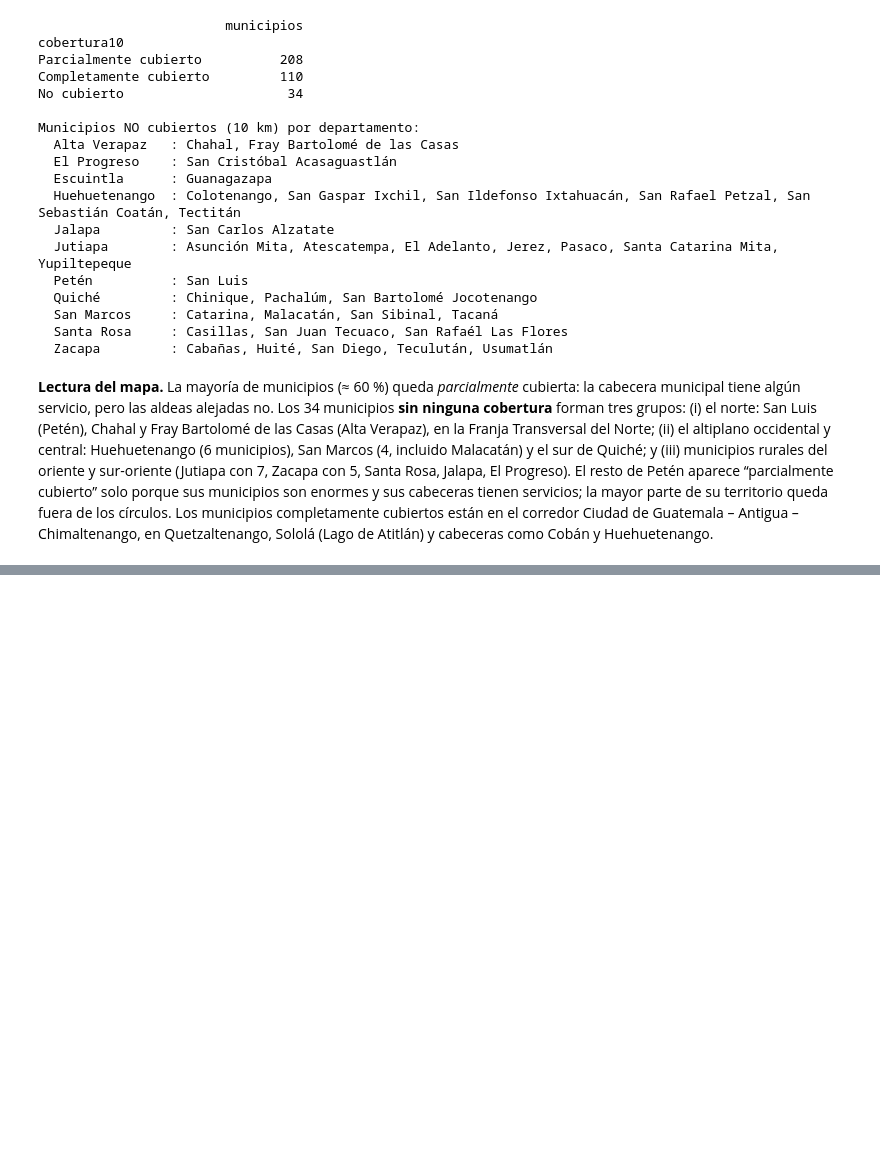
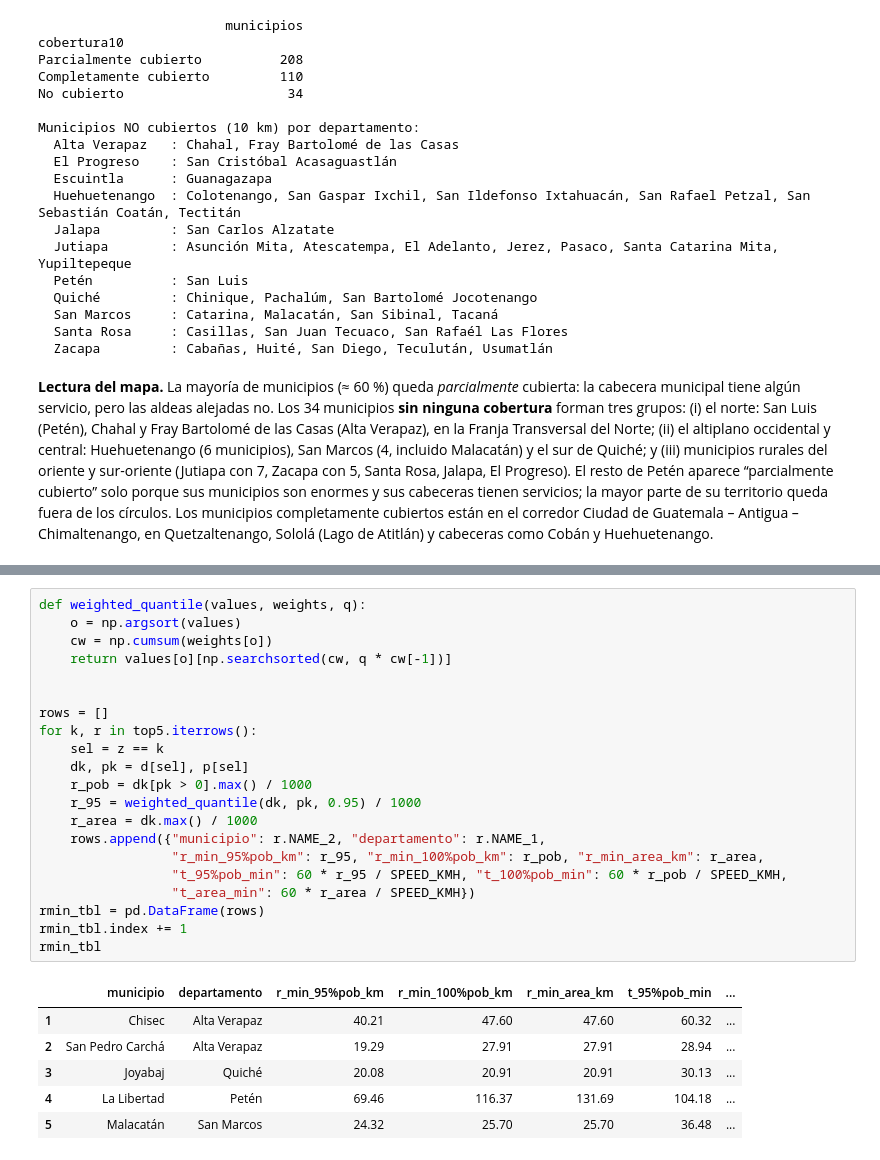
Before and after one commit to Branuvg/lab5_modsim, a Jupyter notebook: lab5.ipynb, the cells around one changed output, grey strips where cells are left out. Cells and saved outputs as stored; diff of their text form; blank space fills up the shorter version.

```diff
--- a/lab5.ipynb
+++ b/lab5.ipynb
@@ -628,0 +691,28 @@ Antigua – Chimaltenango, en Quetzaltenango, Sololá (Lago de Atitlán) y cabec
+# %%
+def weighted_quantile(values, weights, q):
+    o = np.argsort(values)
+    cw = np.cumsum(weights[o])
+    return values[o][np.searchsorted(cw, q * cw[-1])]
+
+
+rows = []
+for k, r in top5.iterrows():
+    sel = z == k
+    dk, pk = d[sel], p[sel]
+    r_pob = dk[pk > 0].max() / 1000
+    r_95 = weighted_quantile(dk, pk, 0.95) / 1000
+    r_area = dk.max() / 1000
+    rows.append({"municipio": r.NAME_2, "departamento": r.NAME_1,
+                 "r_min_95%pob_km": r_95, "r_min_100%pob_km": r_pob, "r_min_area_km": r_area,
+                 "t_95%pob_min": 60 * r_95 / SPEED_KMH, "t_100%pob_min": 60 * r_pob / SPEED_KMH,
+                 "t_area_min": 60 * r_area / SPEED_KMH})
+rmin_tbl = pd.DataFrame(rows)
+rmin_tbl.index += 1
+rmin_tbl
+# %% [output]
+|  | municipio | departamento | r_min_95%pob_km | r_min_100%pob_km | r_min_area_km | t_95%pob_min | ... |
+| 1 | Chisec | Alta Verapaz | 40.21 | 47.60 | 47.60 | 60.32 | ... |
+| 2 | San Pedro Carchá | Alta Verapaz | 19.29 | 27.91 | 27.91 | 28.94 | ... |
+| 3 | Joyabaj | Quiché | 20.08 | 20.91 | 20.91 | 30.13 | ... |
+| 4 | La Libertad | Petén | 69.46 | 116.37 | 131.69 | 104.18 | ... |
+| 5 | Malacatán | San Marcos | 24.32 | 25.70 | 25.70 | 36.48 | ... |
```
Also changed, not shown: parts of 8 cells of this notebook.
